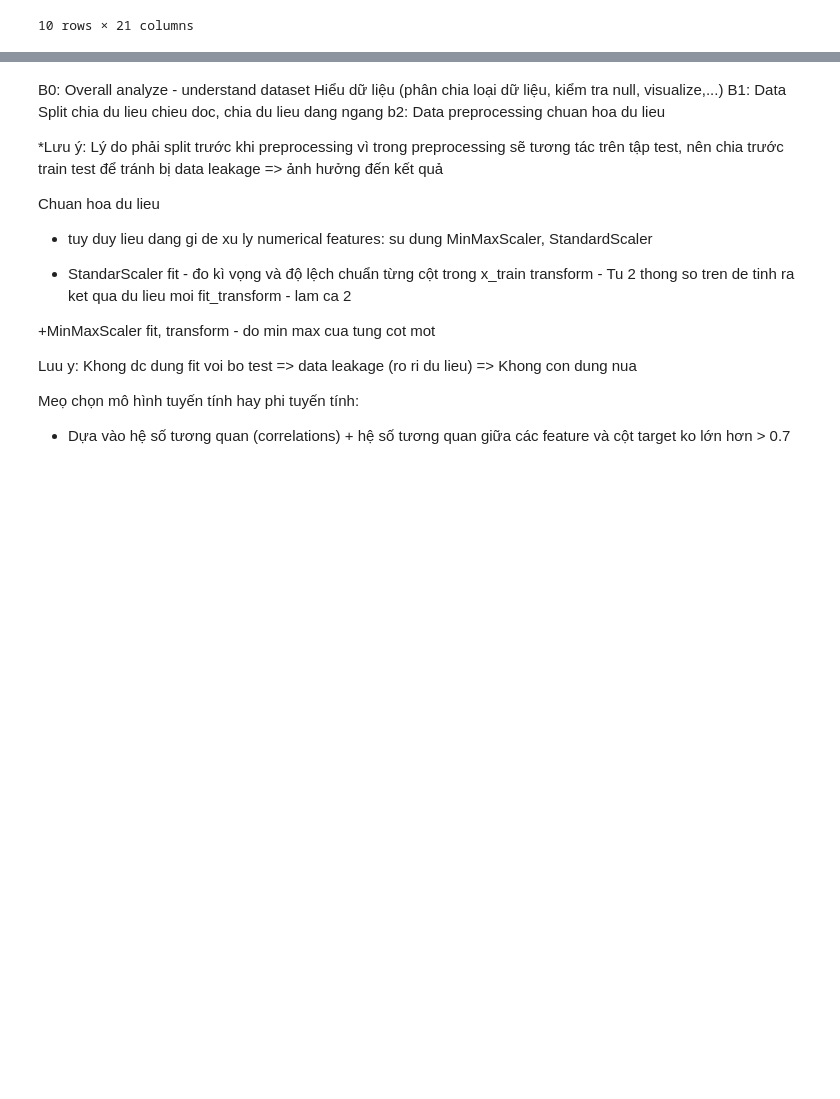
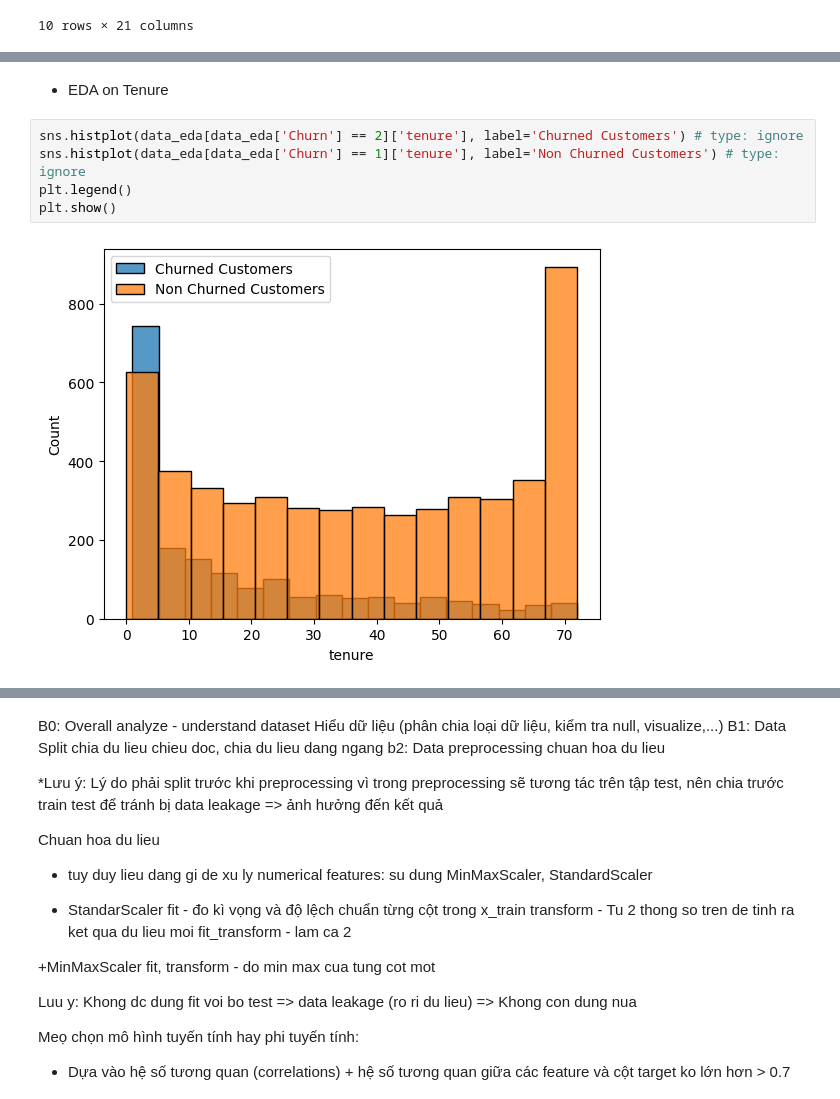
Before and after one commit to Vinh263/Imbalanced-Data-Research, a Jupyter notebook: ImbalancedData.ipynb, the cells around one changed output, grey strips where cells are left out. Cells and saved outputs as stored; diff of their text form; blank space fills up the shorter version.

```diff
--- a/ImbalancedData.ipynb
+++ b/ImbalancedData.ipynb
@@ -110,0 +224,9 @@ Name: count, dtype: int64
+# %% [markdown]
+- EDA on Tenure
+# %%
+sns.histplot(data_eda[data_eda['Churn'] == 2]['tenure'], label='Churned Customers') # type: ignore
+sns.histplot(data_eda[data_eda['Churn'] == 1]['tenure'], label='Non Churned Customers') # type: ignore
+plt.legend()
+plt.show()
+# %% [output]
+[figure, added]
```
Also changed, not shown: parts of 51 cells of this notebook.
